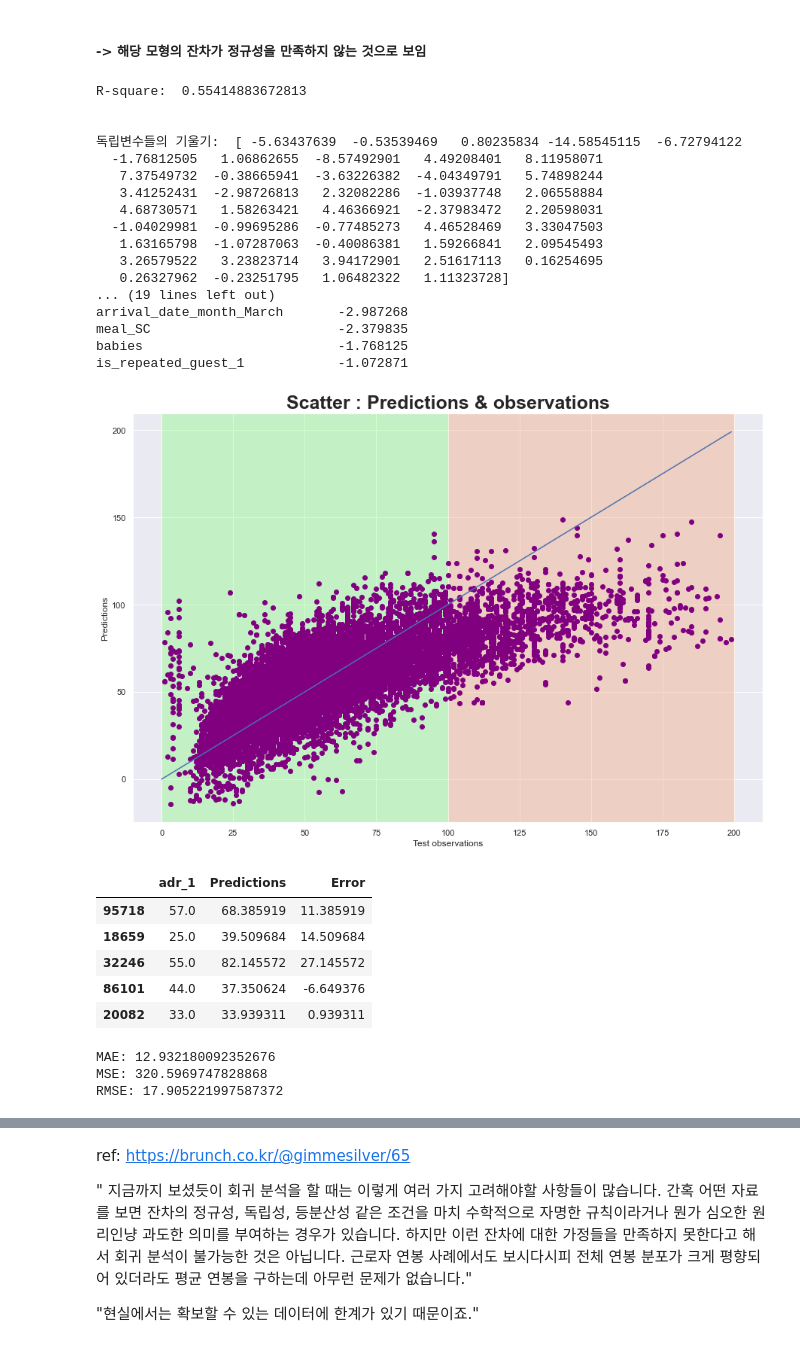
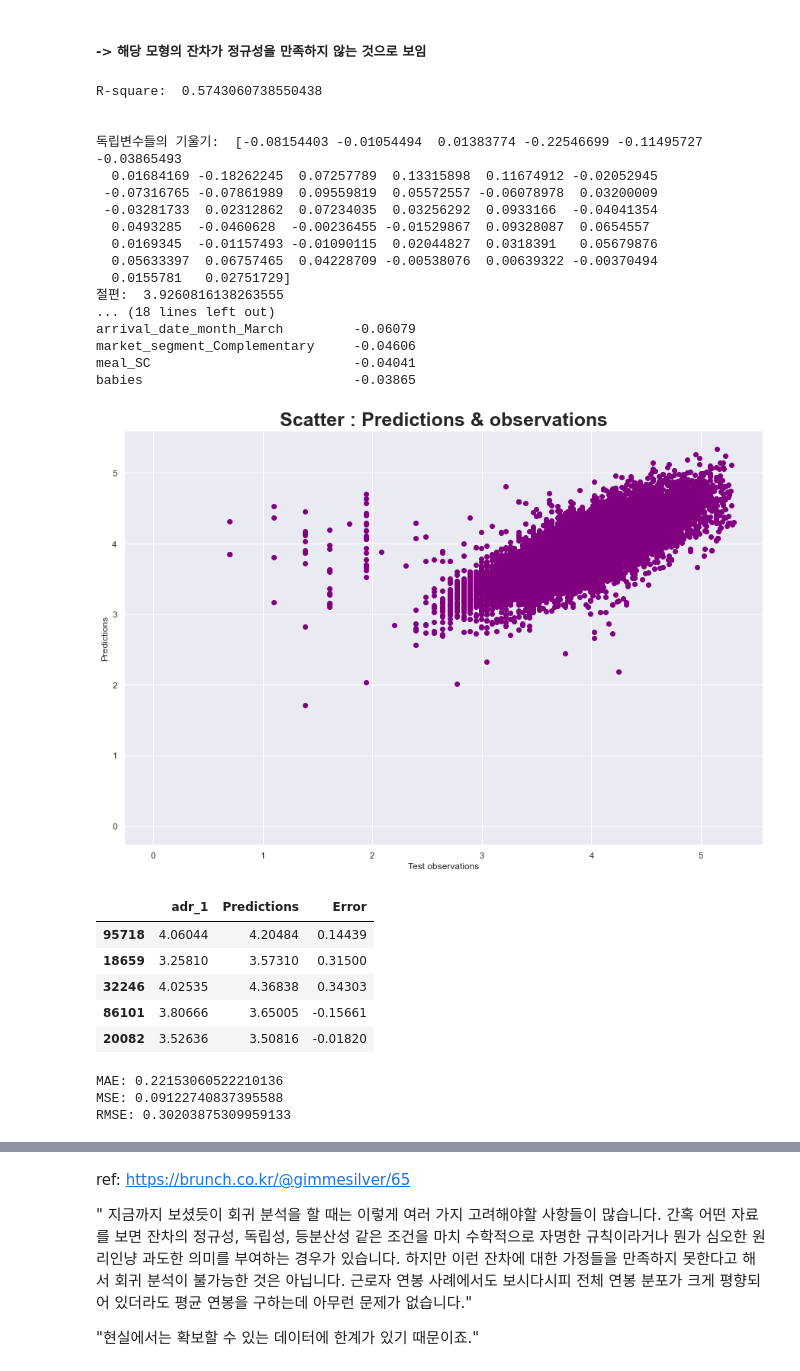
Before and after one commit to ABizCho/py_machineLearning, a Jupyter notebook: Assignment_Group/ML_group_project/ML_groupPJ_sub2_Linear_Final.ipynb, the cells around one changed output, grey strips where cells are left out. Cells and saved outputs as stored; diff of their text form; code cells hidden in the pictures.

```diff
--- a/Assignment_Group/ML_group_project/ML_groupPJ_sub2_Linear_Final.ipynb
+++ b/Assignment_Group/ML_group_project/ML_groupPJ_sub2_Linear_Final.ipynb
@@ -757,7 +757,8 @@ P-value     :  0.000
 ############
 from sklearn.model_selection import train_test_split
 X = df_lrp_fin.drop('adr_1',axis=1)
-y = df_lrp_fin['adr_1']
+y = np.log1p(df_lrp_fin['adr_1']) # 종속변수의 로그변환을 통한 정규화 시도
+
 
 #
 X1 = X.drop(['booking_changes_1', 'booking_changes_2', 'booking_changes_3',
@@ -821,62 +822,69 @@ print(coeff_df.sort_values(by='Coefficient', ascending=True).head(10))
 
 # predict
 predictions2 = lm2.predict(X_test2)
+
+
+
+
+###
+
+y_test3=y_test2.to_frame()
+y_test3['Predictions']=predictions2
 # %% [output]
-R-square:  0.55414883672813
+R-square:  0.5743060738550438
 
 
-독립변수들의 기울기:  [ -5.63437639  -0.53539469   0.80235834 -14.58545115  -6.72794122
-  -1.76812505   1.06862655  -8.57492901   4.49208401   8.11958071
-   7.37549732  -0.38665941  -3.63226382  -4.04349791   5.74898244
-   3.41252431  -2.98726813   2.32082286  -1.03937748   2.06558884
-   4.68730571   1.58263421   4.46366921  -2.37983472   2.20598031
-  -1.04029981  -0.99695286  -0.77485273   4.46528469   3.33047503
-   1.63165798  -1.07287063  -0.40086381   1.59266841   2.09545493
-   3.26579522   3.23823714   3.94172901   2.51617113   0.16254695
-   0.26327962  -0.23251795   1.06482322   1.11323728]
-... (19 lines left out)
-arrival_date_month_March       -2.987268
-meal_SC                        -2.379835
-babies                         -1.768125
-is_repeated_guest_1            -1.072871
+독립변수들의 기울기:  [-0.08154403 -0.01054494  0.01383774 -0.22546699 -0.11495727 -0.03865493
+  0.01684169 -0.18262245  0.07257789  0.13315898  0.11674912 -0.02052945
+ -0.07316765 -0.07861989  0.09559819  0.05572557 -0.06078978  0.03200009
+ -0.03281733  0.02312862  0.07234035  0.03256292  0.0933166  -0.04041354
+  0.0493285  -0.0460628  -0.00236455 -0.01529867  0.09328087  0.0654557
+  0.0169345  -0.01157493 -0.01090115  0.02044827  0.0318391   0.05679876
+  0.05633397  0.06757465  0.04228709 -0.00538076  0.00639322 -0.00370494
+  0.0155781   0.02751729]
+절편:  3.9260816138263555
+... (18 lines left out)
+arrival_date_month_March         -0.06079
+market_segment_Complementary     -0.04606
+meal_SC                          -0.04041
+babies                           -0.03865
 # %%
-
 fig = plt.figure(figsize=(15,10))
 
 ax1 = fig.add_subplot(1,1,1)
 
 ## axes2
-ax1.axvspan(0, 100, facecolor='#6cff5c', alpha=0.3)
-ax1.axvspan(100, 200, facecolor='#f79159', alpha=0.3)
+# ax1.axvspan(0, 100, facecolor='#6cff5c', alpha=0.3)
+# ax1.axvspan(100, 200, facecolor='#f79159', alpha=0.3)
 
-plt.scatter(x=y_test2,y=predictions2, c='purple')
-plt.plot(range(200), range(200))
+plt.scatter(x=y_test3['adr_1'],y=predictions2, c='purple')
+plt.plot(range(1), range(1))
 plt.title('Scatter : Predictions & observations',fontsize=25,fontweight='bold')
 plt.xlabel('Test observations')
 plt.ylabel('Predictions')
 plt.show()
 # %% [output]
-[figure, old version]
+[figure, new version]
 # %%
 # compute the erorrs and save them in the dataframe
 y_test3['Error']=y_test3['Predictions']-y_test3['adr_1']
 y_test3.head()
 # %% [output]
 |  | adr_1 | Predictions | Error |
-| 95718 | 57.0 | 68.385919 | 11.385919 |
-| 18659 | 25.0 | 39.509684 | 14.509684 |
-| 32246 | 55.0 | 82.145572 | 27.145572 |
-| 86101 | 44.0 | 37.350624 | -6.649376 |
-| 20082 | 33.0 | 33.939311 | 0.939311 |
+| 95718 | 4.06044 | 4.20484 | 0.14439 |
+| 18659 | 3.25810 | 3.57310 | 0.31500 |
+| 32246 | 4.02535 | 4.36838 | 0.34303 |
+| 86101 | 3.80666 | 3.65005 | -0.15661 |
+| 20082 | 3.52636 | 3.50816 | -0.01820 |
 # %%
 from sklearn import metrics
 print('MAE:', metrics.mean_absolute_error(y_test2, predictions2))
 print('MSE:', metrics.mean_squared_error(y_test2, predictions2))
 print('RMSE:', np.sqrt(metrics.mean_squared_error(y_test2, predictions2)))
 # %% [output]
-MAE: 12.932180092352676
-MSE: 320.5969747828868
-RMSE: 17.905221997587372
+MAE: 0.22153060522210136
+MSE: 0.09122740837395588
+RMSE: 0.30203875309959133
 # %%
 import scipy.stats as stats
 
```
Also changed, not shown: parts of 11 cells of this notebook.
